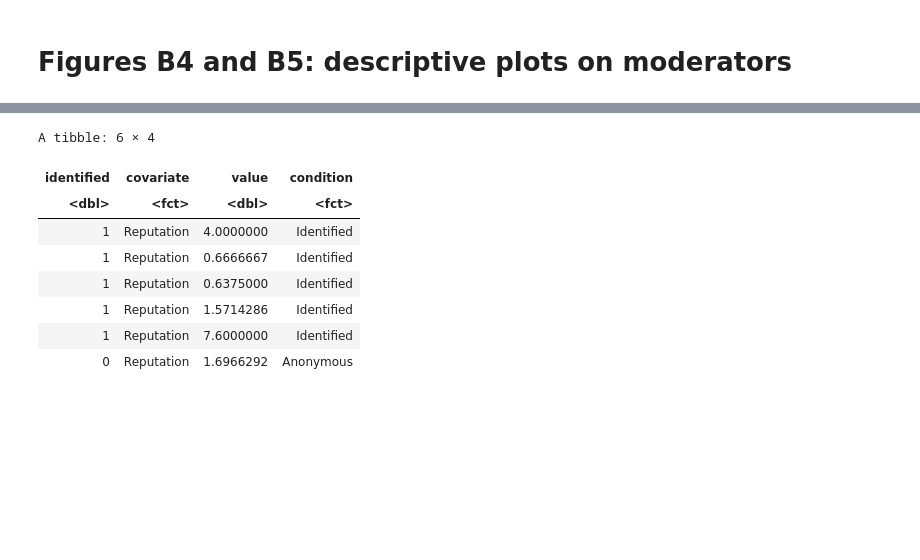
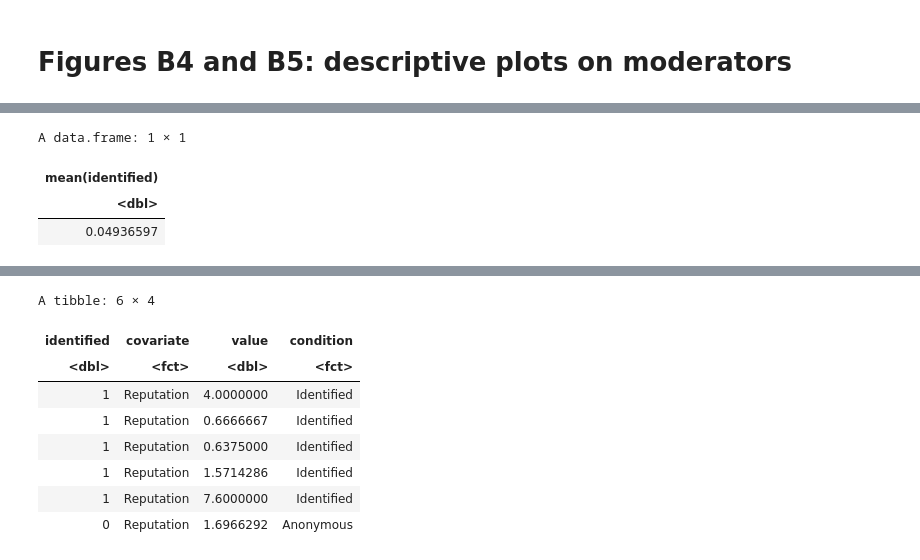
Before and after one commit to seanjtaylor/identify_effects_in_social_media, a Jupyter notebook: notebooks/FiguresB4B5.ipynb, the cells around one changed output, grey strips where cells are left out. Cells and saved outputs as stored; diff of their text form; code cells hidden in the pictures; blank space fills up the shorter version.

```diff
--- a/notebooks/FiguresB4B5.ipynb
+++ b/notebooks/FiguresB4B5.ipynb
@@ -24,3 +46,10 @@ The following objects are masked from ‘package:base’:
+# %%
+1- df %>% summarise(mean(identified))
+# %% [output]
+A data.frame: 1 × 1
+| mean(identified) |
+| <dbl> |
+| 0.04936597 |
 # %%
 source('../scripts/load_data.R')
 # %% [output]
```
Also changed, not shown: parts of 8 cells of this notebook, 4 other files.
